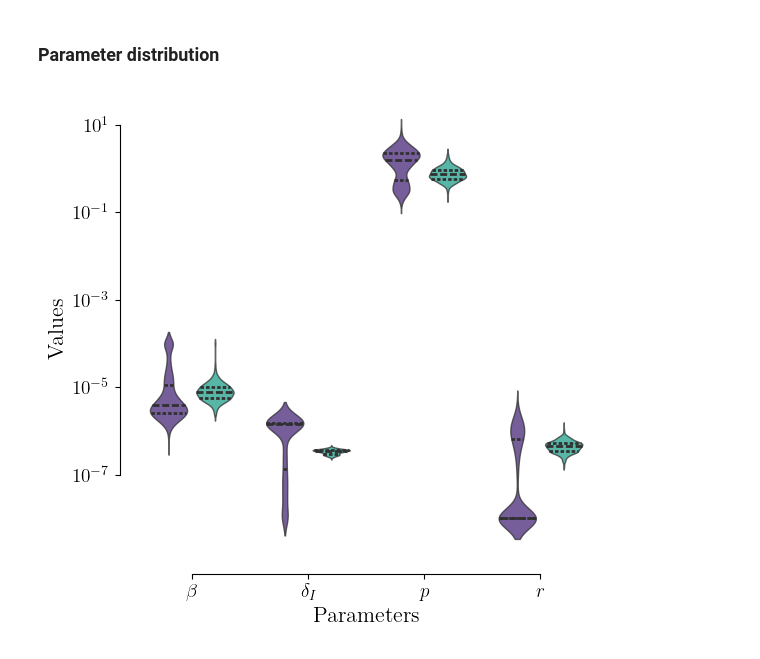
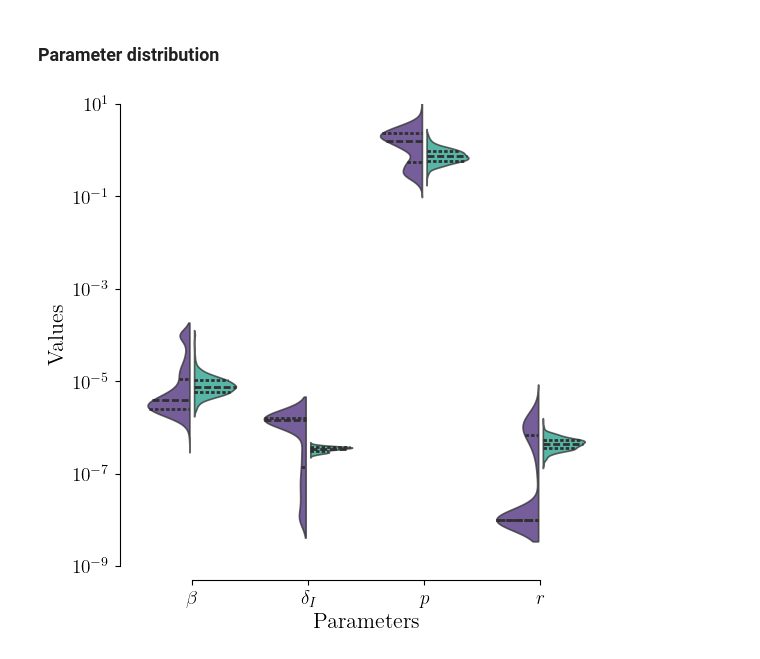
Before and after one commit to systemsmedicine/CrossLabFit, a Jupyter notebook: miscellaneous/influenzaModel.ipynb, the cells around one changed output. Drawn from its saved outputs; the diff is of its cells as text; code cells hidden in the pictures.

```diff
--- a/miscellaneous/influenzaModel.ipynb
+++ b/miscellaneous/influenzaModel.ipynb
@@ -448,24 +448,25 @@ dfParams_all = pd.concat([dfParams_quant, dfParams_qual])
 # %%
 fig, axs = plt.subplots(nrows=1, ncols=1, figsize=(6,6), facecolor='white')
 
 colors = [palette[0], palette[4]]
 
 axs = sns.violinplot(data=dfParams_all, x='Parameters', y='Values', hue='Strategy', log_scale=True,
-               palette=colors, alpha=0.75, linewidth=1.0, density_norm="count", gap=0.2,
+               split=True, palette=colors, alpha=0.75, linewidth=1.2, density_norm="count", gap=0.1,
                inner="quart", saturation=1, inner_kws=dict(linewidth=2))
 
+axs.set_yscale("log")         # Ensure log scale is active
+axs.set_ylim(1e-9, 1e1)       # Set y-axis limits
+
 sns.despine(offset=10, trim=True);
-
-# axs.text(0.05, 0.95, r'\textbf{(a)}', transform=axs.transAxes, fontsize=22, va='top', ha='left')
 
 plt.legend([],[], frameon=False)
 
 # plt.savefig("influenza_boots_fix.svg", transparent=True)
 # plt.savefig("influenza_boots_fix.pdf", transparent=True)
 
 plt.show()
 # %% [output]
-[figure, old version]
+[figure, new version]
 # %%
 dirPath = 'influenza/profilesData_fix/'
 # %%
```
Also changed, not shown: parts of 1 cell of this notebook, 38 other files.
